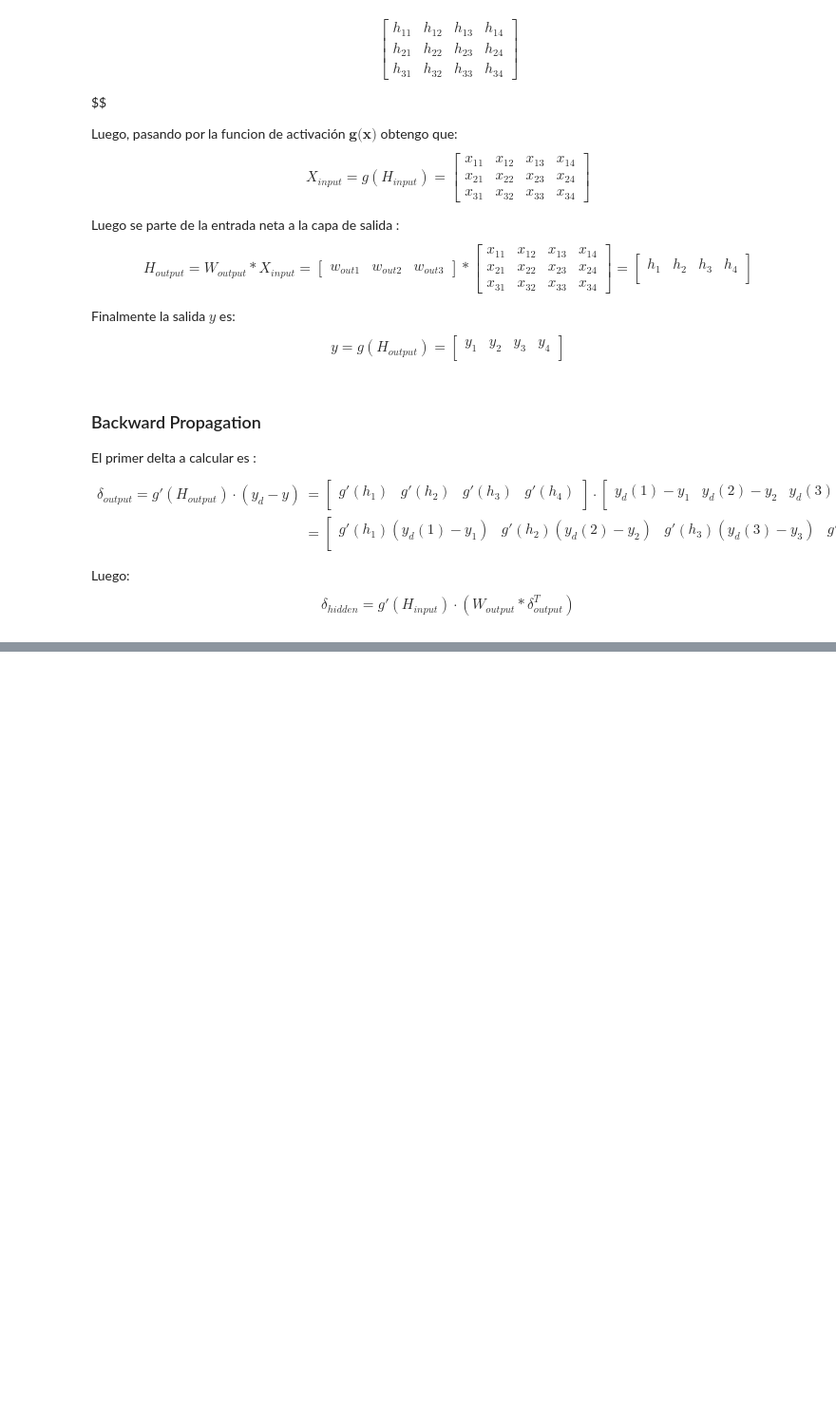
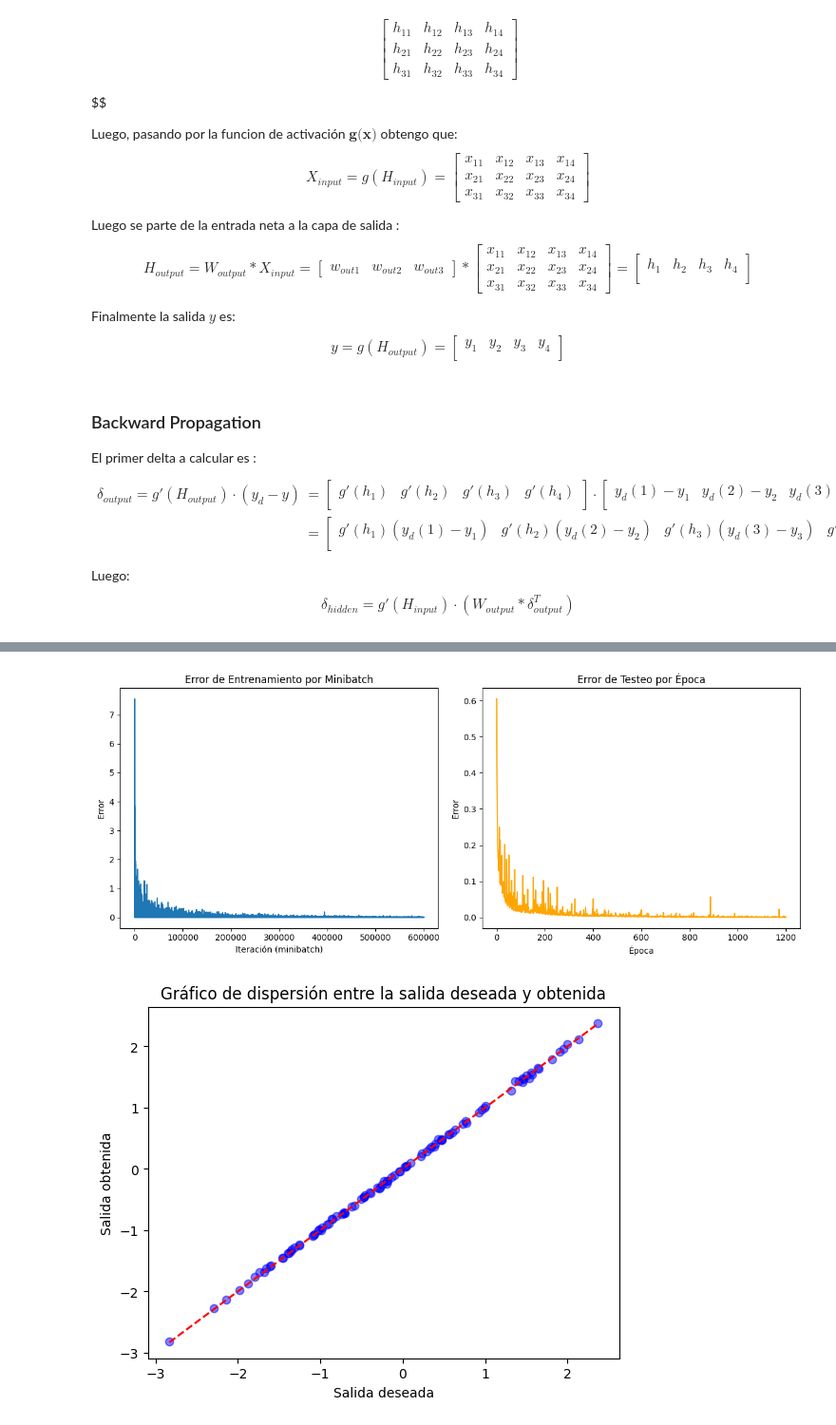
Before and after one commit to Milidoni0cris/Redes-Neuronales, a Jupyter notebook: TP2/TP2.ipynb, the cells around one changed output, grey strips where cells are left out. Shown at 95% size. Cells and saved outputs as stored; diff of their text form; code cells hidden in the pictures; blank space fills up the shorter version.

```diff
--- a/TP2/TP2.ipynb
+++ b/TP2/TP2.ipynb
@@ -594,0 +531,32 @@ mlp.plot_scatter(X_test, y_test)
+# %%
+
+# Generar datos de entrenamiento y evaluación
+def generate_data(n_samples):
+    x = np.random.uniform(0, 2 * np.pi, n_samples)
+    y = np.random.uniform(0, 2 * np.pi, n_samples)
+    z = np.random.uniform(-1, 1, n_samples)
+    f = np.sin(x) + np.cos(y) + z
+    return np.column_stack((x, y, z)), f.reshape(-1, 1)
+
+# Inicializar y entrenar la red
+X_train, y_train = generate_data(1000)
+X_test, y_test = generate_data(100)
+
+# En la inicialización de la red, especifica la función lineal para la última capa
+mlp = MultilayerPerceptron(
+    layer_sizes=[3, 30, 1],
+    activation_function=tanh,
+    activation_derivative=tanh_derivative,
+    learning_rate=0.01,
+    isLinearOut= True
+)
+
+# Entrenamiento con minibatch de 1 (SGD)
+mlp.train_minibatch(X_train, y_train, X_test, y_test, epochs=1200, batch_size=2)
+mlp.plot_errors_function()
+
+# Evaluar y graficar la salida obtenida vs. salida deseada en el testeo
+mlp.plot_scatter(X_test, y_test)
+# %% [output]
+[figure, added]
+[figure, added]
```
Also changed, not shown: parts of 5 cells of this notebook.
